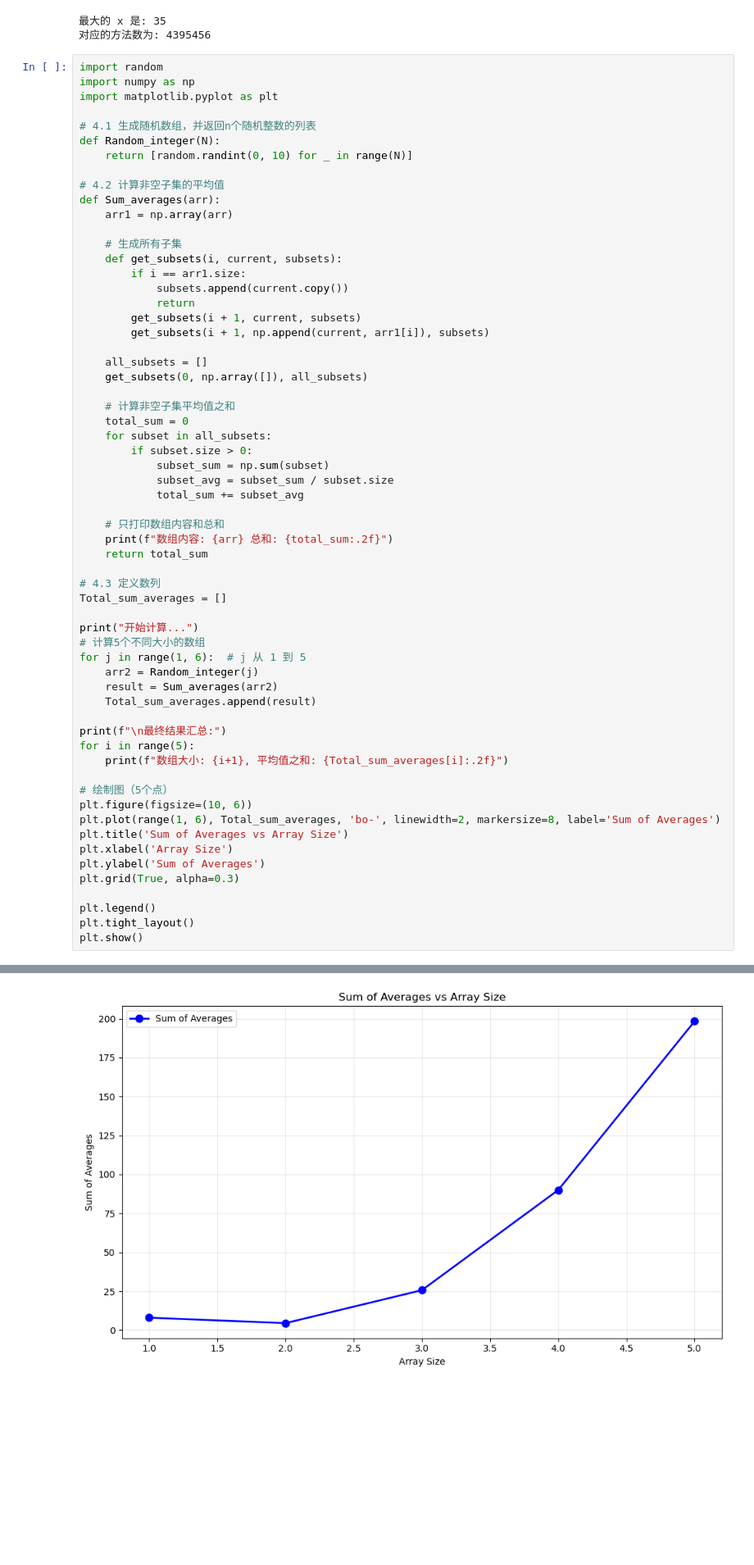
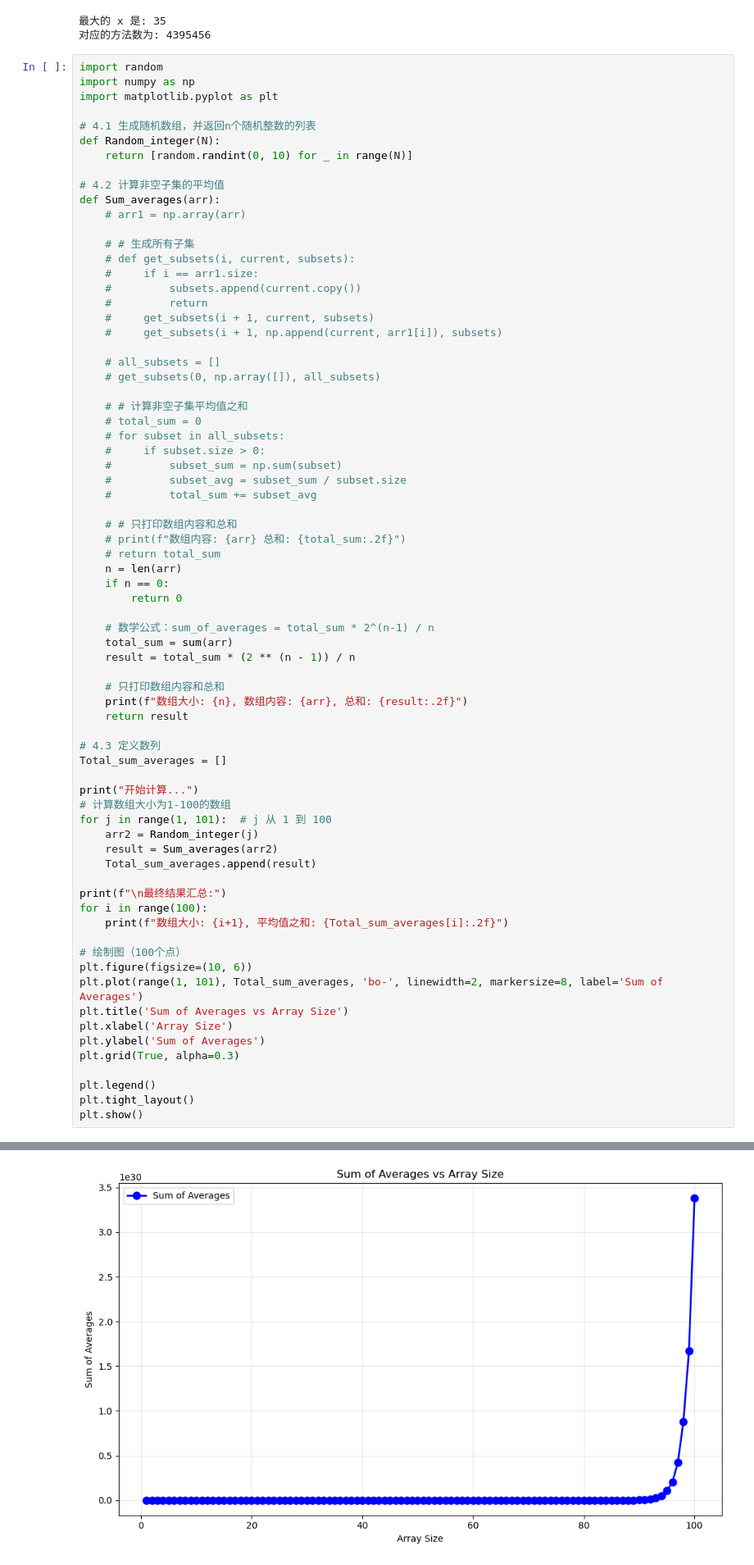
Before and after one commit to Kitty-Cherry/ESE5023_Assignments_12532734, a Jupyter notebook: PS1_Libing zhu.ipynb, the cells around one changed output, grey strips where cells are left out. Shown at 82% size. Cells and saved outputs as stored; diff of their text form; blank space fills up the shorter version.

```diff
--- a/PS1_Libing zhu.ipynb
+++ b/PS1_Libing zhu.ipynb
@@ -110,48 +121,59 @@ def Random_integer(N):
 
 # 4.2 计算非空子集的平均值
 def Sum_averages(arr):
-    arr1 = np.array(arr)
+    # arr1 = np.array(arr)
 
-    # 生成所有子集
-    def get_subsets(i, current, subsets):
-        if i == arr1.size:
-            subsets.append(current.copy())
-            return
-        get_subsets(i + 1, current, subsets)
-        get_subsets(i + 1, np.append(current, arr1[i]), subsets)
+    # # 生成所有子集
+    # def get_subsets(i, current, subsets):
+    #     if i == arr1.size:
+    #         subsets.append(current.copy())
+    #         return
+    #     get_subsets(i + 1, current, subsets)
+    #     get_subsets(i + 1, np.append(current, arr1[i]), subsets)
 
-    all_subsets = []
-    get_subsets(0, np.array([]), all_subsets)
+    # all_subsets = []
+    # get_subsets(0, np.array([]), all_subsets)
 
-    # 计算非空子集平均值之和
-    total_sum = 0
-    for subset in all_subsets:
-        if subset.size > 0:
-            subset_sum = np.sum(subset)
-            subset_avg = subset_sum / subset.size
-            total_sum += subset_avg
+    # # 计算非空子集平均值之和
+    # total_sum = 0
+    # for subset in all_subsets:
+    #     if subset.size > 0:
+    #         subset_sum = np.sum(subset)
+    #         subset_avg = subset_sum / subset.size
+    #         total_sum += subset_avg
+
+    # # 只打印数组内容和总和
+    # print(f"数组内容: {arr} 总和: {total_sum:.2f}")
+    # return total_sum
+    n = len(arr)
+    if n == 0:
+        return 0
+
+    # 数学公式：sum_of_averages = total_sum * 2^(n-1) / n
+    total_sum = sum(arr)
+    result = total_sum * (2 ** (n - 1)) / n
 
     # 只打印数组内容和总和
-    print(f"数组内容: {arr} 总和: {total_sum:.2f}")
-    return total_sum
+    print(f"数组大小: {n}, 数组内容: {arr}, 总和: {result:.2f}")
+    return result
 
 # 4.3 定义数列
 Total_sum_averages = []
 
 print("开始计算...")
-# 计算5个不同大小的数组
-for j in range(1, 6):  # j 从 1 到 5
+# 计算数组大小为1-100的数组
+for j in range(1, 101):  # j 从 1 到 100
     arr2 = Random_integer(j)
     result = Sum_averages(arr2)
     Total_sum_averages.append(result)
 
 print(f"\n最终结果汇总:")
-for i in range(5):
+for i in range(100):
     print(f"数组大小: {i+1}, 平均值之和: {Total_sum_averages[i]:.2f}")
 
-# 绘制图（5个点）
+# 绘制图（100个点）
 plt.figure(figsize=(10, 6))
-plt.plot(range(1, 6), Total_sum_averages, 'bo-', linewidth=2, markersize=8, label='Sum of Averages')
+plt.plot(range(1, 101), Total_sum_averages, 'bo-', linewidth=2, markersize=8, label='Sum of Averages')
 plt.title('Sum of Averages vs Array Size')
 plt.xlabel('Array Size')
 plt.ylabel('Sum of Averages')
@@ -177,4 +203,4 @@ plt.show()
-[figure, old version]
+[figure, new version]
 # %%
 import numpy as np
 
```
Also changed, not shown: parts of 2 cells of this notebook.
